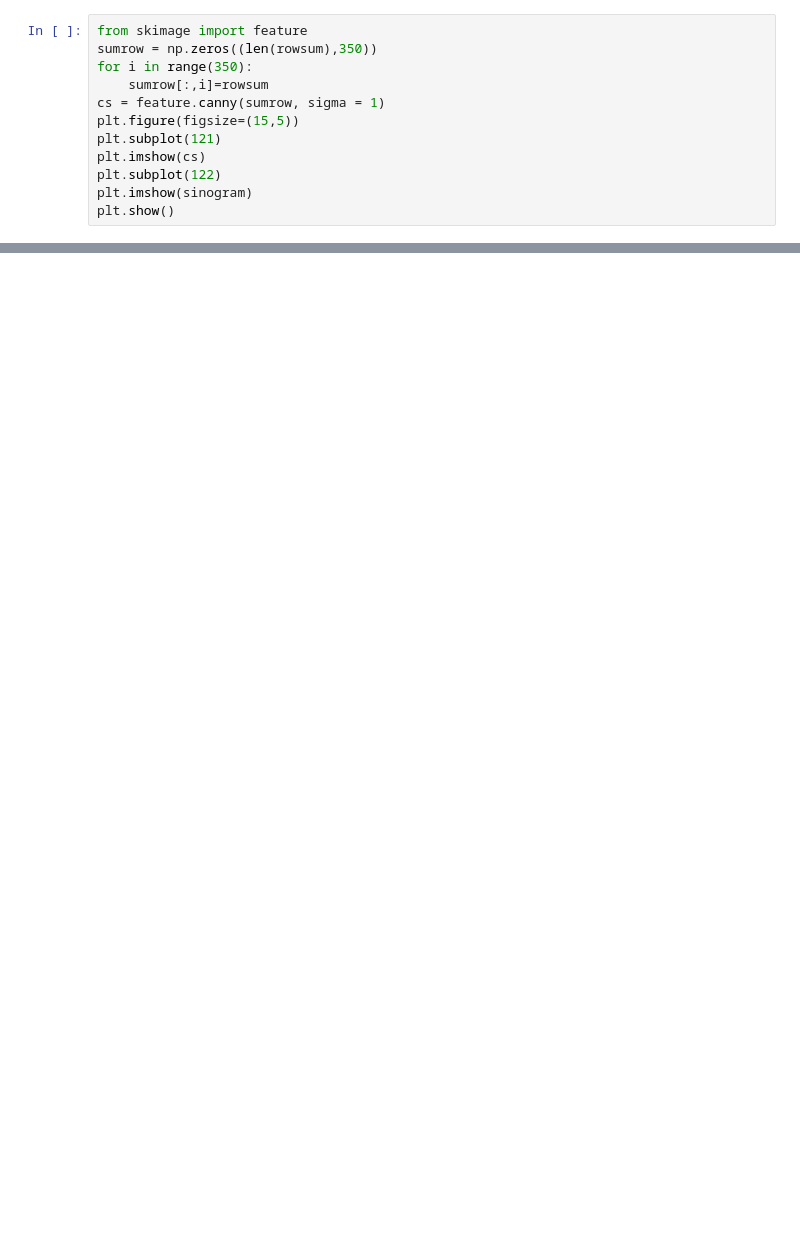
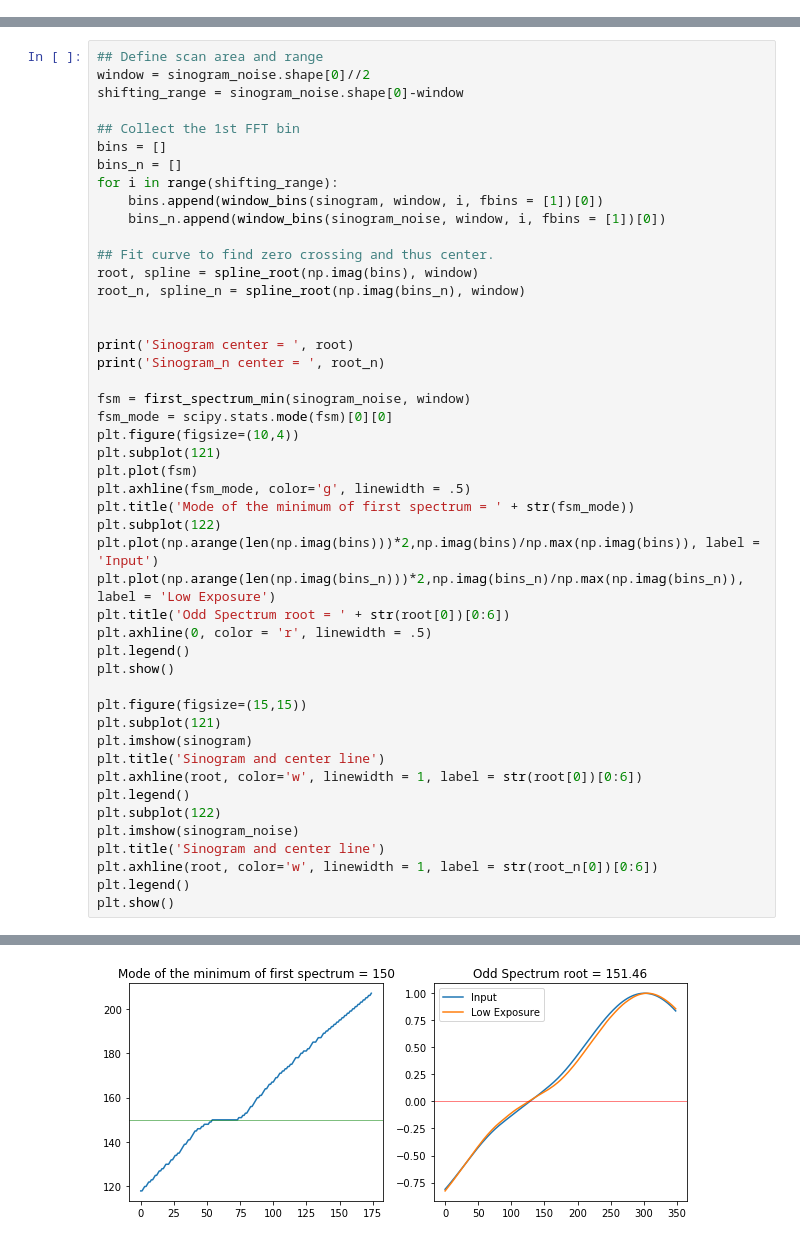
Before and after one commit to everettvacek/rotationCenter, a Jupyter notebook: Scan_crop_pad.ipynb, the cells around one changed output, grey strips where cells are left out. Saved outputs shown, nothing was run; the diff lists cells and outputs as text; blank space fills up the shorter version.

```diff
--- a/Scan_crop_pad.ipynb
+++ b/Scan_crop_pad.ipynb
@@ -171,12 +17,0 @@ Mean =  148.2738004738083
-# %%
-from skimage import feature
-sumrow = np.zeros((len(rowsum),350))
-for i in range(350):
-    sumrow[:,i]=rowsum
-cs = feature.canny(sumrow, sigma = 1)
-plt.figure(figsize=(15,5))
-plt.subplot(121)
-plt.imshow(cs)
-plt.subplot(122)
-plt.imshow(sinogram)
-plt.show()
@@ -391,0 +64,48 @@ sinogram.shape[]
+# %%
+## Define scan area and range
+window = sinogram_noise.shape[0]//2
+shifting_range = sinogram_noise.shape[0]-window
+
+## Collect the 1st FFT bin
+bins = []
+bins_n = []
+for i in range(shifting_range):
+    bins.append(window_bins(sinogram, window, i, fbins = [1])[0])
+    bins_n.append(window_bins(sinogram_noise, window, i, fbins = [1])[0])
+
+## Fit curve to find zero crossing and thus center.
+root, spline = spline_root(np.imag(bins), window)
+root_n, spline_n = spline_root(np.imag(bins_n), window)
+
+
+print('Sinogram center = ', root)
+print('Sinogram_n center = ', root_n)
+
+fsm = first_spectrum_min(sinogram_noise, window)
+fsm_mode = scipy.stats.mode(fsm)[0][0]
+plt.figure(figsize=(10,4))
+plt.subplot(121)
+plt.plot(fsm)
+plt.axhline(fsm_mode, color='g', linewidth = .5)
+plt.title('Mode of the minimum of first spectrum = ' + str(fsm_mode))
+plt.subplot(122)
+plt.plot(np.arange(len(np.imag(bins)))*2,np.imag(bins)/np.max(np.imag(bins)), label = 'Input')
+plt.plot(np.arange(len(np.imag(bins_n)))*2,np.imag(bins_n)/np.max(np.imag(bins_n)), label = 'Low Exposure')
+plt.title('Odd Spectrum root = ' + str(root[0])[0:6])
+plt.axhline(0, color = 'r', linewidth = .5)
+plt.legend()
+plt.show()
+
+plt.figure(figsize=(15,15))
+plt.subplot(121)
+plt.imshow(sinogram)
+plt.title('Sinogram and center line')
+plt.axhline(root, color='w', linewidth = 1, label = str(root[0])[0:6])
+plt.legend()
+plt.subplot(122)
+plt.imshow(sinogram_noise)
+plt.title('Sinogram and center line')
+plt.axhline(root, color='w', linewidth = 1, label = str(root_n[0])[0:6])
+plt.legend()
+plt.show()
+# %% [output]
@@ -391,0 +114 @@ sinogram.shape[]
+[figure, added]
```
Also changed, not shown: parts of 27 cells of this notebook, 3 other files.
